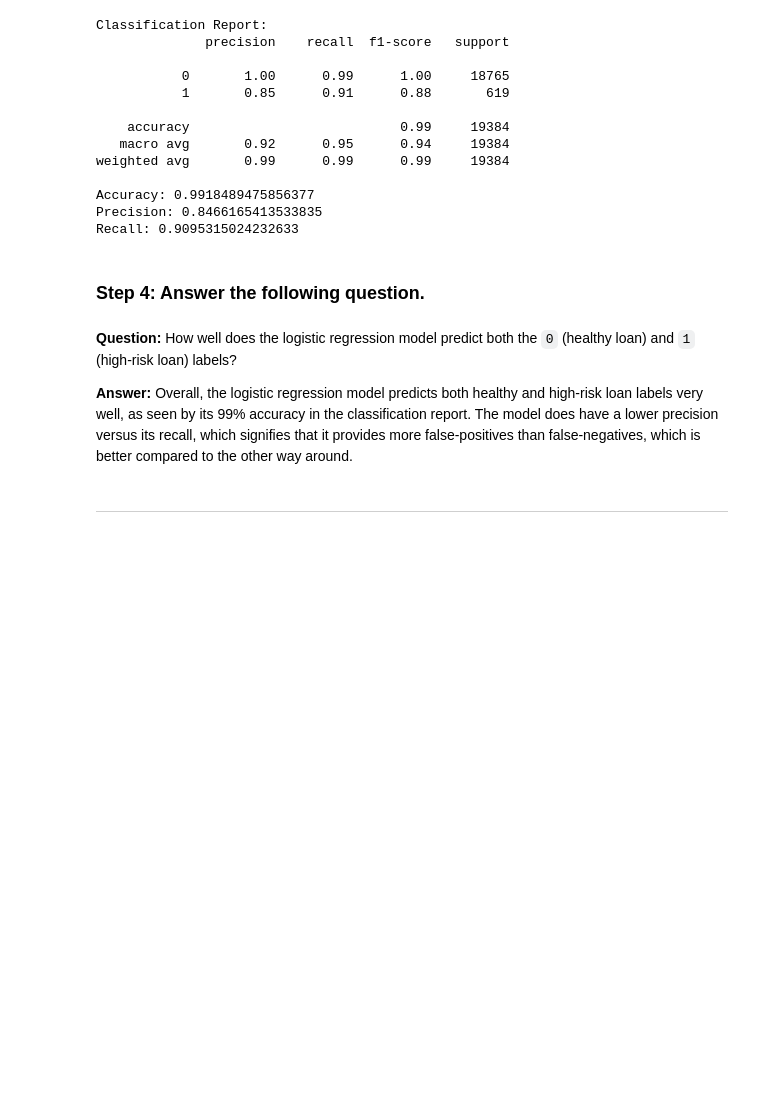
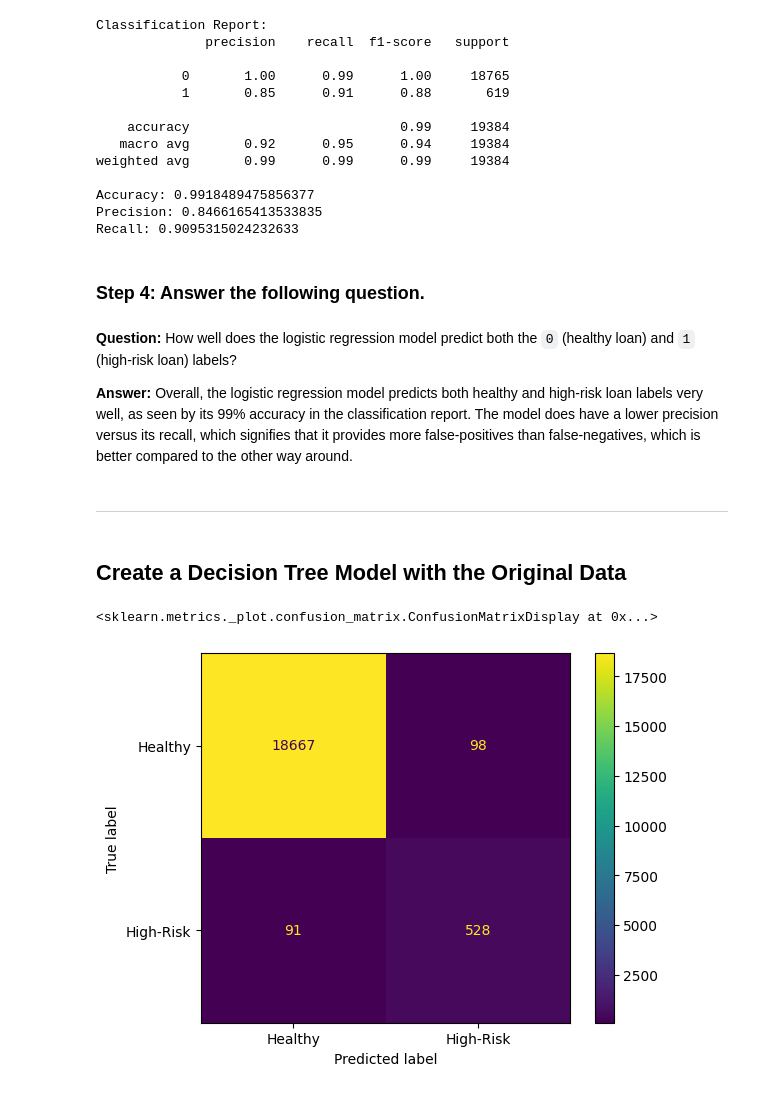
Before and after one commit to mdg1317/credit-risk-classification, a Jupyter notebook: Credit_Risk/credit_risk_classification.ipynb, the cells around one changed output. Drawn from its saved outputs; the diff is of its cells as text; code cells hidden in the pictures; blank space fills up the shorter version.

```diff
--- a/Credit_Risk/credit_risk_classification.ipynb
+++ b/Credit_Risk/credit_risk_classification.ipynb
@@ -65,7 +67,5 @@ X_train, X_test, y_train, y_test = train_test_split(X, y, random_state=1)
 # %%
 # Instantiate the Logistic Regression model
 # Assign a random_state parameter of 1 to the model
-model = LogisticRegression(random_state=1)
-
 # Fit the model using training data
-model.fit(X_train, y_train)
+model = LogisticRegression(random_state=1).fit(X_train, y_train)
@@ -118,3 +116,20 @@ Recall: 0.9095315024232633
 **Answer:** Overall, the logistic regression model predicts both healthy and high-risk loan labels very well, as seen by its 99% accuracy in the classification report. The model does have a lower precision versus its recall, which signifies that it provides more false-positives than false-negatives, which is better compared to the other way around.
 # %% [markdown]
 ---
+# %% [markdown]
+## Create a Decision Tree Model with the Original Data
+# %%
+# Instantiate the DecisionTree model
+# Fit the model using training data
+model = tree.DecisionTreeClassifier(random_state=1).fit(X_train, y_train)
+# %%
+# Make a prediction using the testing data
+predictions = model.predict(X_test)
+# %%
+# Generate a confusion matrix for the model
+cm = confusion_matrix(y_test, predictions)
+
+ConfusionMatrixDisplay(confusion_matrix=cm, display_labels=["Healthy", "High-Risk"]).plot()
+# %% [output]
+<sklearn.metrics._plot.confusion_matrix.ConfusionMatrixDisplay at 0x...>
+[figure, added]
```
Also changed, not shown: parts of 8 cells of this notebook, 1 other file.
